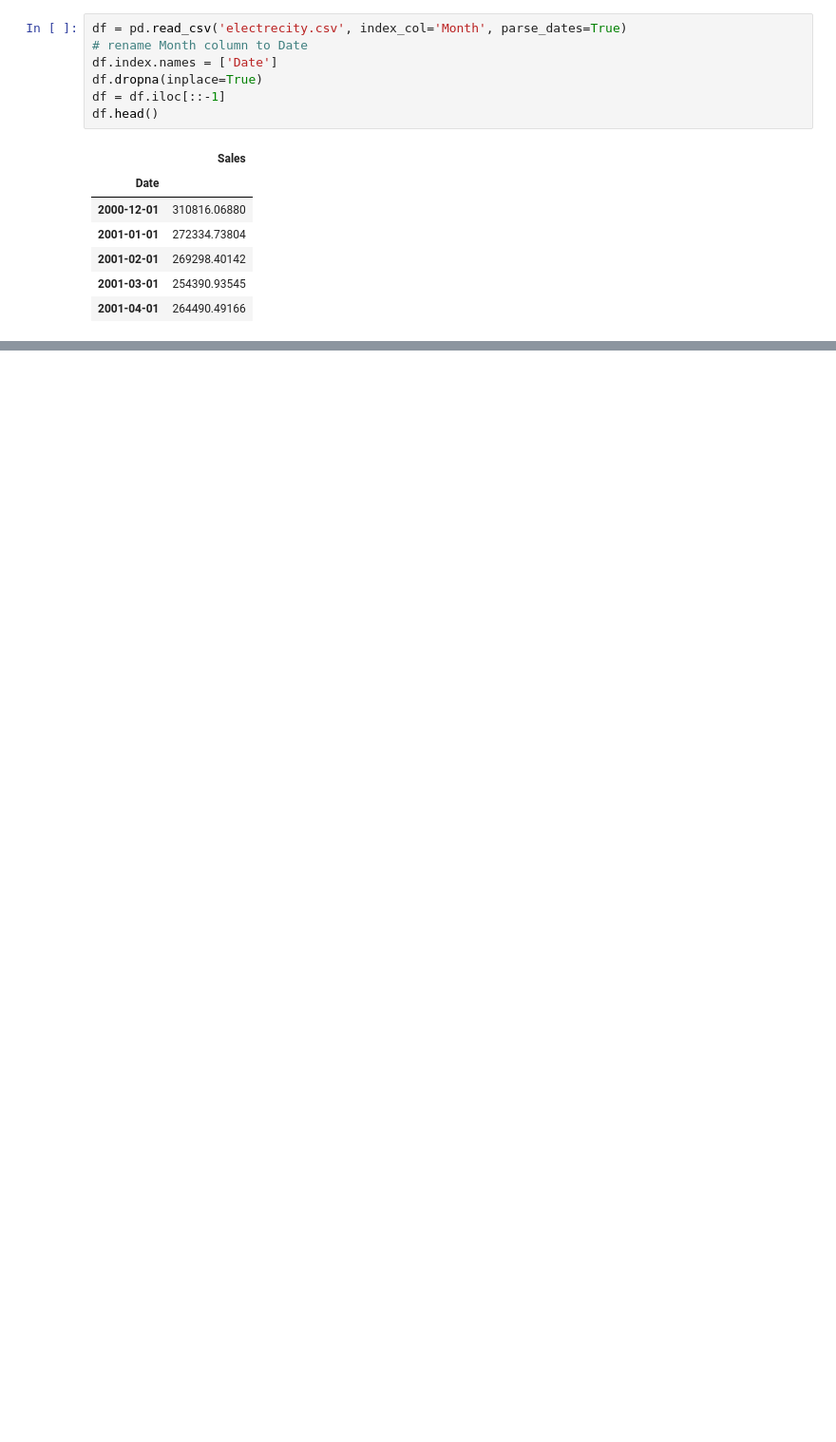
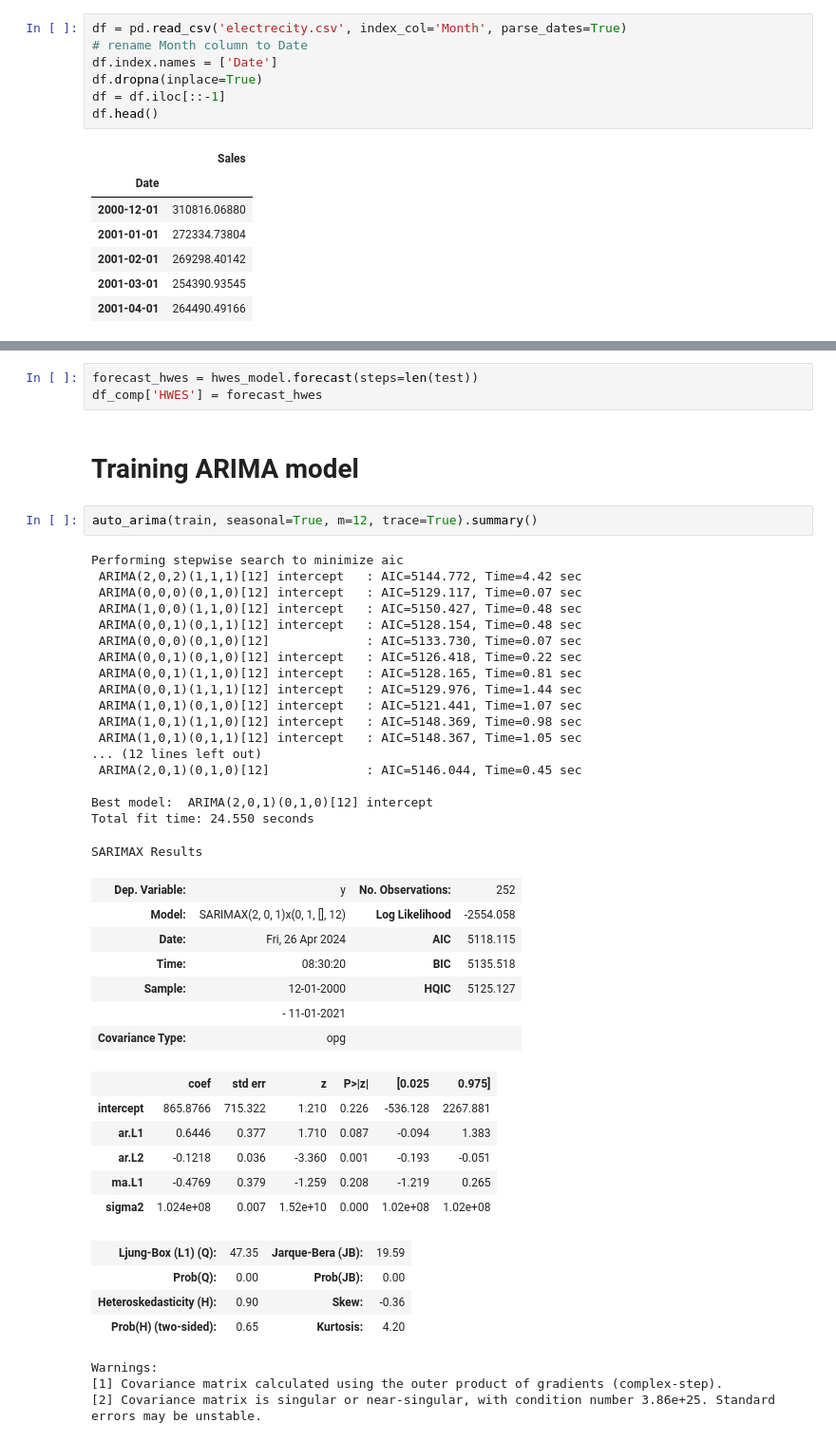
Before and after one commit to IgnacyBerent/time_series_analysis_course, a Jupyter notebook: labs/lab_7/comparison.ipynb, the cells around one changed output, grey strips where cells are left out. Shown: that part at 95% size. Saved outputs shown, nothing was run; the diff lists cells and outputs as text; blank space fills up the shorter version.

```diff
--- a/labs/lab_7/comparison.ipynb
+++ b/labs/lab_7/comparison.ipynb
@@ -26,0 +57,46 @@ df.head()
+# %%
+forecast_hwes = hwes_model.forecast(steps=len(test))
+df_comp['HWES'] = forecast_hwes
+# %% [markdown]
+# Training ARIMA model
+# %%
+auto_arima(train, seasonal=True, m=12, trace=True).summary()
+# %% [output]
+Performing stepwise search to minimize aic
+ ARIMA(2,0,2)(1,1,1)[12] intercept   : AIC=5144.772, Time=4.42 sec
+ ARIMA(0,0,0)(0,1,0)[12] intercept   : AIC=5129.117, Time=0.07 sec
+ ARIMA(1,0,0)(1,1,0)[12] intercept   : AIC=5150.427, Time=0.48 sec
+ ARIMA(0,0,1)(0,1,1)[12] intercept   : AIC=5128.154, Time=0.48 sec
+ ARIMA(0,0,0)(0,1,0)[12]             : AIC=5133.730, Time=0.07 sec
+ ARIMA(0,0,1)(0,1,0)[12] intercept   : AIC=5126.418, Time=0.22 sec
+ ARIMA(0,0,1)(1,1,0)[12] intercept   : AIC=5128.165, Time=0.81 sec
+ ARIMA(0,0,1)(1,1,1)[12] intercept   : AIC=5129.976, Time=1.44 sec
+ ARIMA(1,0,1)(0,1,0)[12] intercept   : AIC=5121.441, Time=1.07 sec
+ ARIMA(1,0,1)(1,1,0)[12] intercept   : AIC=5148.369, Time=0.98 sec
+ ARIMA(1,0,1)(0,1,1)[12] intercept   : AIC=5148.367, Time=1.05 sec
+... (12 lines left out)
+ ARIMA(2,0,1)(0,1,0)[12]             : AIC=5146.044, Time=0.45 sec
+
+Best model:  ARIMA(2,0,1)(0,1,0)[12] intercept
+Total fit time: 24.550 seconds
+SARIMAX Results
+| Dep. Variable: | y | No. Observations: | 252 |
+| Model: | SARIMAX(2, 0, 1)x(0, 1, [], 12) | Log Likelihood | -2554.058 |
+| Date: | Fri, 26 Apr 2024 | AIC | 5118.115 |
+| Time: | 08:30:20 | BIC | 5135.518 |
+| Sample: | 12-01-2000 | HQIC | 5125.127 |
+|  | - 11-01-2021 |  |  |
+| Covariance Type: | opg |  |  |
+|  | coef | std err | z | P>|z| | [0.025 | 0.975] |
+| intercept | 865.8766 | 715.322 | 1.210 | 0.226 | -536.128 | 2267.881 |
+| ar.L1 | 0.6446 | 0.377 | 1.710 | 0.087 | -0.094 | 1.383 |
+| ar.L2 | -0.1218 | 0.036 | -3.360 | 0.001 | -0.193 | -0.051 |
+| ma.L1 | -0.4769 | 0.379 | -1.259 | 0.208 | -1.219 | 0.265 |
+| sigma2 | 1.024e+08 | 0.007 | 1.52e+10 | 0.000 | 1.02e+08 | 1.02e+08 |
+| Ljung-Box (L1) (Q): | 47.35 | Jarque-Bera (JB): | 19.59 |
+| Prob(Q): | 0.00 | Prob(JB): | 0.00 |
+| Heteroskedasticity (H): | 0.90 | Skew: | -0.36 |
+| Prob(H) (two-sided): | 0.65 | Kurtosis: | 4.20 |
+Warnings:
+[1] Covariance matrix calculated using the outer product of gradients (complex-step).
+[2] Covariance matrix is singular or near-singular, with condition number 3.86e+25. Standard errors may be unstable.
```
Also changed, not shown: parts of 16 cells of this notebook.
